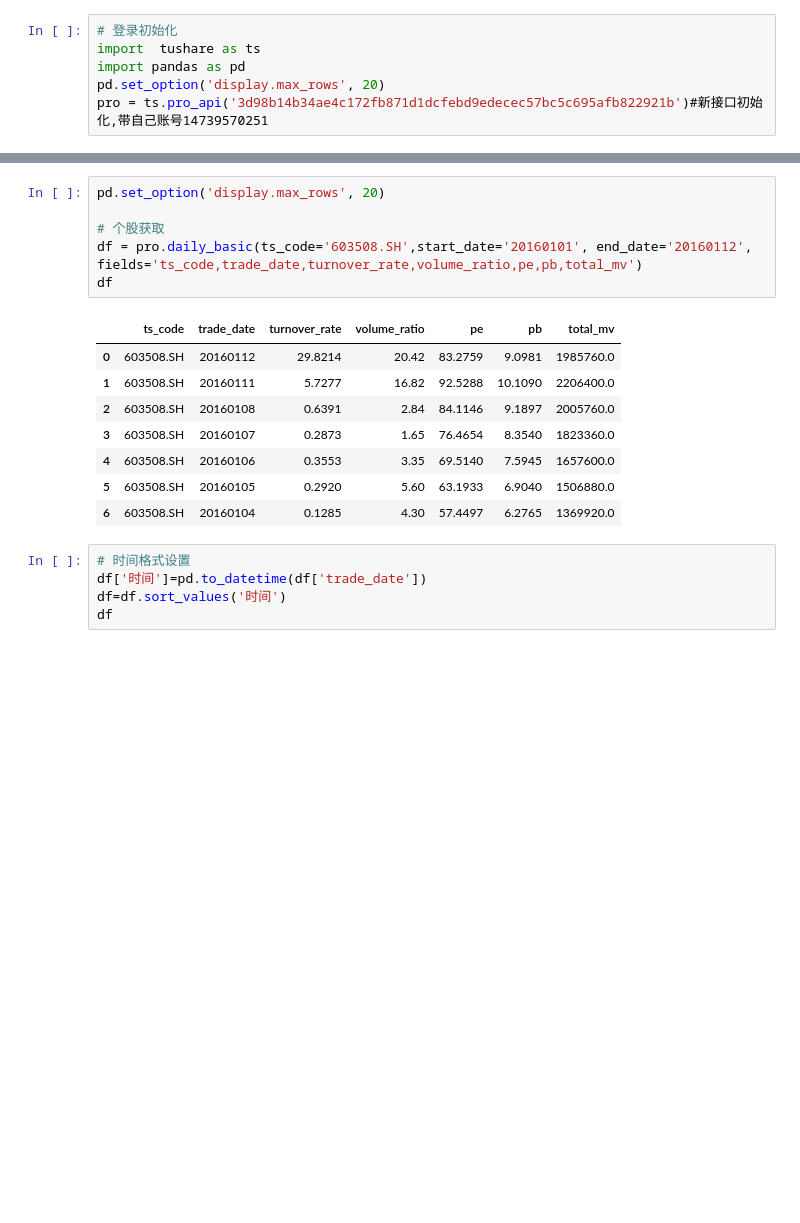
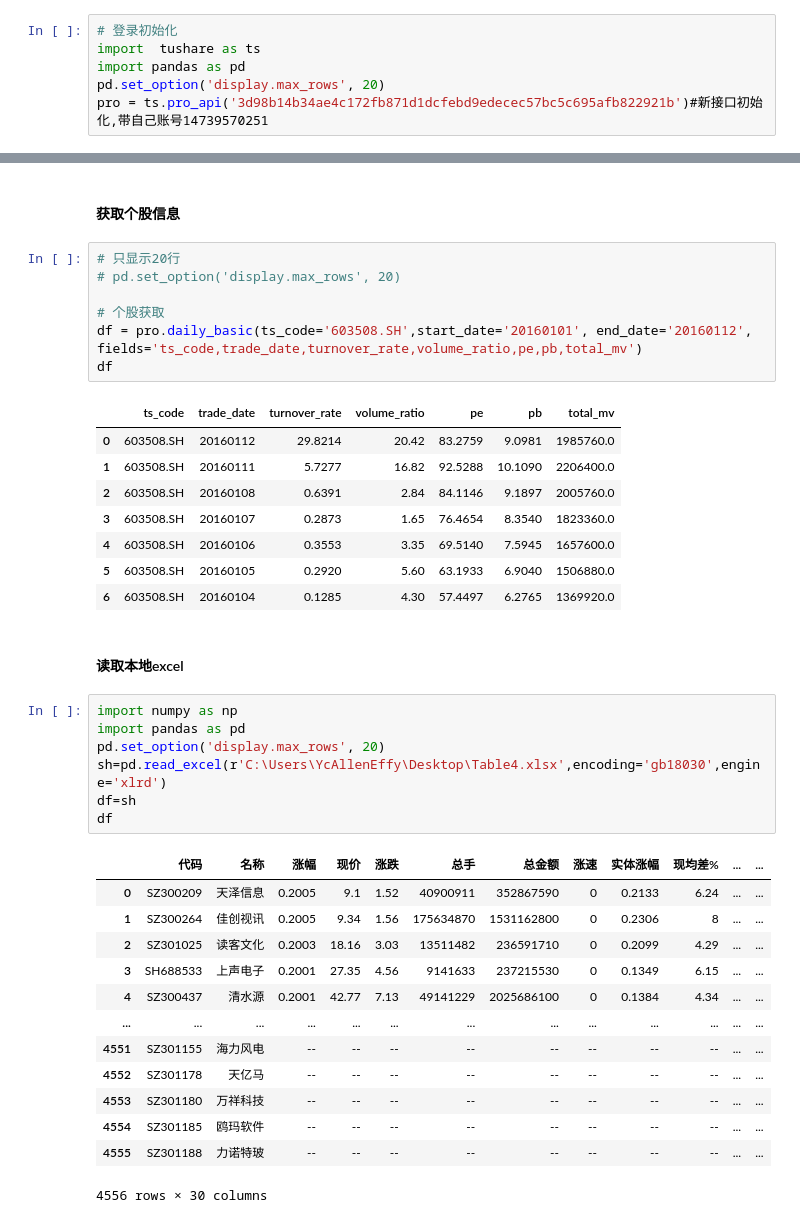
Before and after one commit to ycallenchina/PythonStudy, a Jupyter notebook: 全民Python学习实践篇_杨洋/jupyter/Tushare股票数据获取.ipynb, the cells around one changed output, grey strips where cells are left out. Drawn from its saved outputs; the diff is of its cells as text; blank space fills up the shorter version.

```diff
--- a/全民Python学习实践篇_杨洋/jupyter/Tushare股票数据获取.ipynb
+++ b/全民Python学习实践篇_杨洋/jupyter/Tushare股票数据获取.ipynb
@@ -7,5 +51,8 @@ pro = ts.pro_api('3d98b14b34ae4c172fb871d1dcfebd9edecec57bc5c695afb822921b')#新
+# %% [markdown]
+#### 获取个股信息
 # %%
-pd.set_option('display.max_rows', 20)
+# 只显示20行
+# pd.set_option('display.max_rows', 20)
 
 # 个股获取
 df = pro.daily_basic(ts_code='603508.SH',start_date='20160101', end_date='20160112', fields='ts_code,trade_date,turnover_rate,volume_ratio,pe,pb,total_mv')
@@ -19,8 +66,26 @@ df
 | 4 | 603508.SH | 20160106 | 0.3553 | 3.35 | 69.5140 | 7.5945 | 1657600.0 |
 | 5 | 603508.SH | 20160105 | 0.2920 | 5.60 | 63.1933 | 6.9040 | 1506880.0 |
 | 6 | 603508.SH | 20160104 | 0.1285 | 4.30 | 57.4497 | 6.2765 | 1369920.0 |
-# %%
-# 时间格式设置
-df['时间']=pd.to_datetime(df['trade_date'])
-df=df.sort_values('时间')
-df
+# %% [markdown]
+#### 读取本地excel
+# %%
+import numpy as np
+import pandas as pd
+pd.set_option('display.max_rows', 20)
+sh=pd.read_excel(r'C:\Users\YcAllenEffy\Desktop\Table4.xlsx',encoding='gb18030',engine='xlrd')
+df=sh
+df
+# %% [output]
+|  | 代码 | 名称 | 涨幅 | 现价 | 涨跌 | 总手 | 总金额 | 涨速 | 实体涨幅 | 现均差% | ... | ... |
+| 0 | SZ300209 | 天泽信息 | 0.2005 | 9.1 | 1.52 | 40900911 | 352867590 | 0 | 0.2133 | 6.24 | ... | ... |
+| 1 | SZ300264 | 佳创视讯 | 0.2005 | 9.34 | 1.56 | 175634870 | 1531162800 | 0 | 0.2306 | 8 | ... | ... |
+| 2 | SZ301025 | 读客文化 | 0.2003 | 18.16 | 3.03 | 13511482 | 236591710 | 0 | 0.2099 | 4.29 | ... | ... |
+| 3 | SH688533 | 上声电子 | 0.2001 | 27.35 | 4.56 | 9141633 | 237215530 | 0 | 0.1349 | 6.15 | ... | ... |
+| 4 | SZ300437 | 清水源 | 0.2001 | 42.77 | 7.13 | 49141229 | 2025686100 | 0 | 0.1384 | 4.34 | ... | ... |
+| ... | ... | ... | ... | ... | ... | ... | ... | ... | ... | ... | ... | ... |
+| 4551 | SZ301155 | 海力风电 | -- | -- | -- | -- | -- | -- | -- | -- | ... | ... |
+| 4552 | SZ301178 | 天亿马 | -- | -- | -- | -- | -- | -- | -- | -- | ... | ... |
+| 4553 | SZ301180 | 万祥科技 | -- | -- | -- | -- | -- | -- | -- | -- | ... | ... |
+| 4554 | SZ301185 | 鸥玛软件 | -- | -- | -- | -- | -- | -- | -- | -- | ... | ... |
+| 4555 | SZ301188 | 力诺特玻 | -- | -- | -- | -- | -- | -- | -- | -- | ... | ... |
+4556 rows × 30 columns
```
Also changed, not shown: parts of 14 cells of this notebook.
